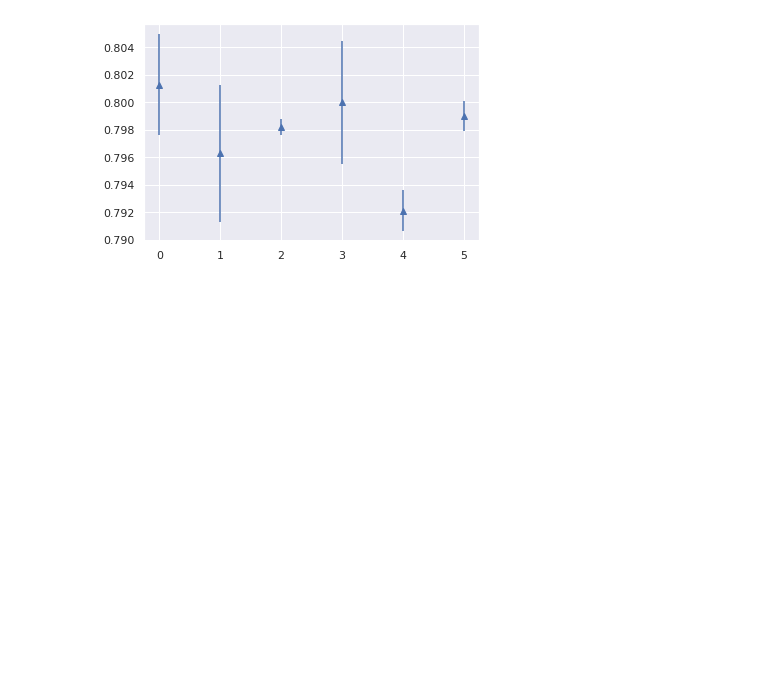
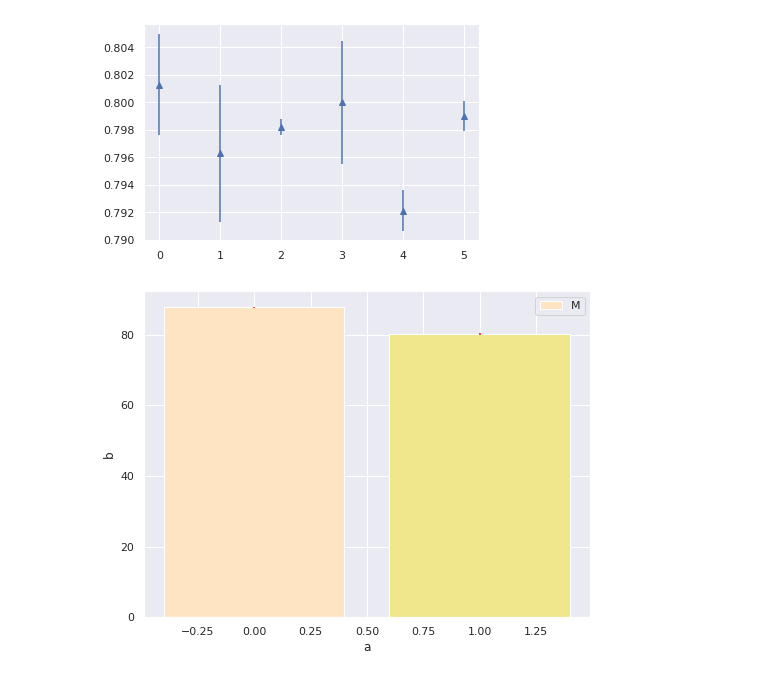
Before and after one commit to Kirili4ik/SymbolicMathematics, a Jupyter notebook: notebooks/my_metrics-base-seqrel.ipynb, the cells around one changed output. Cells and saved outputs as stored; diff of their text form; code cells hidden in the pictures; blank space fills up the shorter version.

```diff
--- a/notebooks/my_metrics-base-seqrel.ipynb
+++ b/notebooks/my_metrics-base-seqrel.ipynb
@@ -585,3 +629,22 @@ plt.errorbar(x, y, e, linestyle='None', marker='^')
 # %% [output]
 <ErrorbarContainer object of 3 artists>
 [figure]
+# %%
+import matplotlib.pyplot as plt
+import seaborn as sns
+sns.set()
+plt.figure(figsize=(8, 6))
+
+means = (87.70, 80.17)
+positions = [0, 1]
+std = (0.19, 0.4)
+
+
+plt.bar(positions, means, color=['bisque', 'khaki'], yerr=std, ecolor='red')
+plt.xlabel('a')
+plt.ylabel('b')
+plt.legend(('M', 'W'))
+plt.show()
+#plt.savefig("out.pdf")
+# %% [output]
+[figure, added]
```
Also changed, not shown: parts of 12 cells of this notebook, 2 other files.
